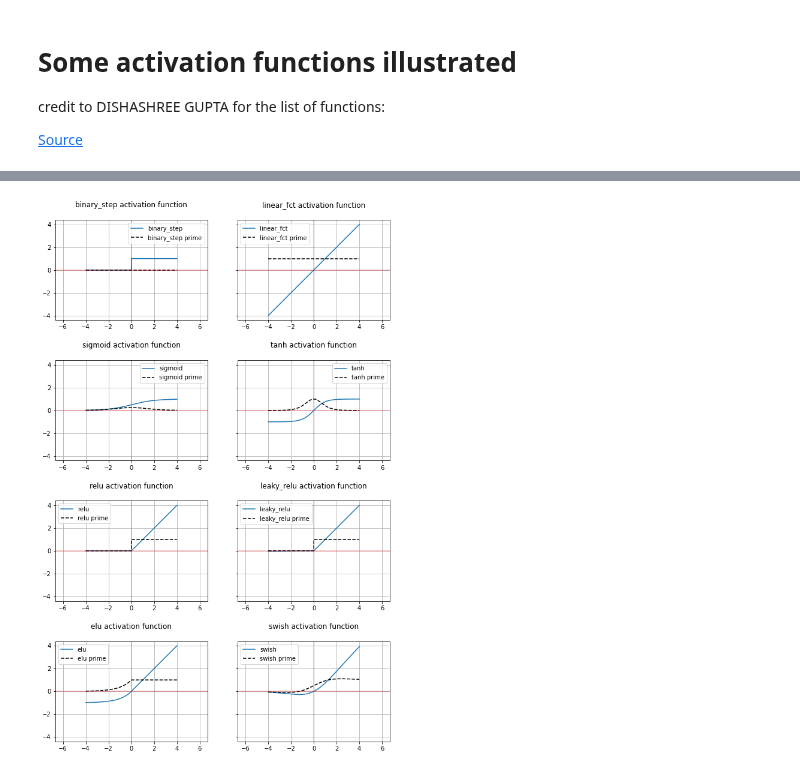
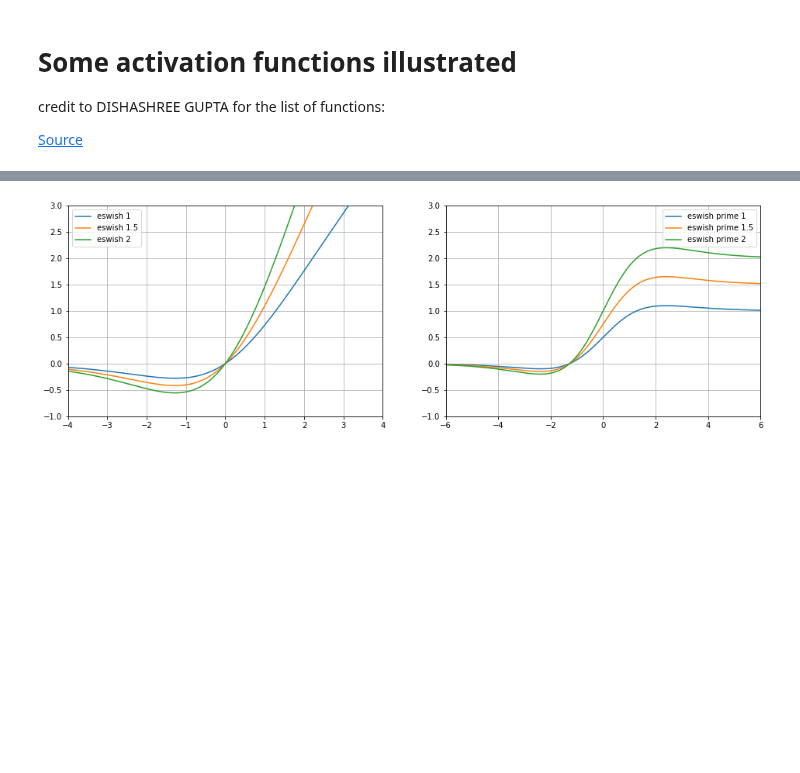
Before and after one commit to Zabamund/misc, a Jupyter notebook: scripts/demos/Activation_functions_demo.ipynb, the cells around one changed output, grey strips where cells are left out. Drawn from its saved outputs; the diff is of its cells as text; code cells hidden in the pictures; blank space fills up the shorter version.

Commit message:
Activation function rerun

```diff
--- a/scripts/demos/Activation_functions_demo.ipynb
+++ b/scripts/demos/Activation_functions_demo.ipynb
@@ -100,40 +76,25 @@ interactive(children=(RadioButtons(description='Act. fcts:', index=2, options=('
-# %%
-def plot_all_activation_functions():
-    activation_functions = ['binary_step', 'linear_fct', 'sigmoid', 'tanh', 'relu', 'leaky_relu', 'elu', 'swish']
-    functions = {'binary_step': binary_step,'binary_step_': binary_step_,
-                 'linear_fct': linear_fct, 'linear_fct_': linear_fct_,
-                 'sigmoid': sigmoid,'sigmoid_': sigmoid_,
-                 'tanh': tanh,'tanh_': tanh_,
-                 'relu': relu,'relu_': relu_,
-                 'leaky_relu': leaky_relu,'leaky_relu_': leaky_relu_,
-                 'elu': elu,'elu_': elu_,
-                 'swish': swish,'swish_': swish_,
-                }
-
-    xs = np.linspace(-4, 4, 1000)
-
-    fig, axs = plt.subplots(figsize=(10, 16), nrows=4, ncols=2, sharey=True)
-
-    for function, ax in zip(activation_functions, axs.flatten()):
-        f_xs = functions[function](xs)
-        ff_xs = functions[f'{function}_'](xs)
-        ax.plot(xs, f_xs, label=f'{function}') # function
-        try:
-            ax.plot(xs, ff_xs, label=f'{function} prime', ls='--', c='k') # derivative
-        except ValueError:
-            ys = functions[f'{function}_'](xs)
-            ff_xs = np.array(1000 * [ys])
-            ax.plot(xs, ff_xs, label=f'{function} prime', ls='--', c='k') # derivative
-        ax.grid()
-        ax.set_title(f'{function} activation function\n')
-        ax.axhline(0, -10, 10, c='r', alpha=0.3)
-        ax.axvline(0, -1, 1, c='r', alpha=0.3)
-        ax.axis('equal')
-        ax.legend()
-        plt.subplots_adjust(hspace=0.4)
-
-    return
-
-plot_all_activation_functions()
-# %% [output]
-[figure, removed]
+# %%
+xs = np.linspace(-6, 6, 250)
+betas = [1, 1.5, 2]
+fig, axs = plt.subplots(figsize=(16, 5), ncols=2)
+ax = axs[0]
+for b in betas:
+    f_xs = eswish(xs, b)
+    ax.plot(xs, f_xs, label=f'eswish {b}')
+    ax.grid()
+    ax.legend()
+    ax.set_xlim(-4, 4)
+    ax.set_ylim(-1, 3)
+
+ax = axs[1]
+for b in betas:
+    ff_xs = eswish_(xs, b)
+    ax.plot(xs, ff_xs, label=f'eswish prime {b}')
+    ax.grid()
+    ax.legend()
+    ax.set_xlim(-6, 6)
+    ax.set_ylim(-1, 3)
+
+plt.show()
+# %% [output]
+[figure, added]
```
Also changed, not shown: parts of 3 cells of this notebook.
